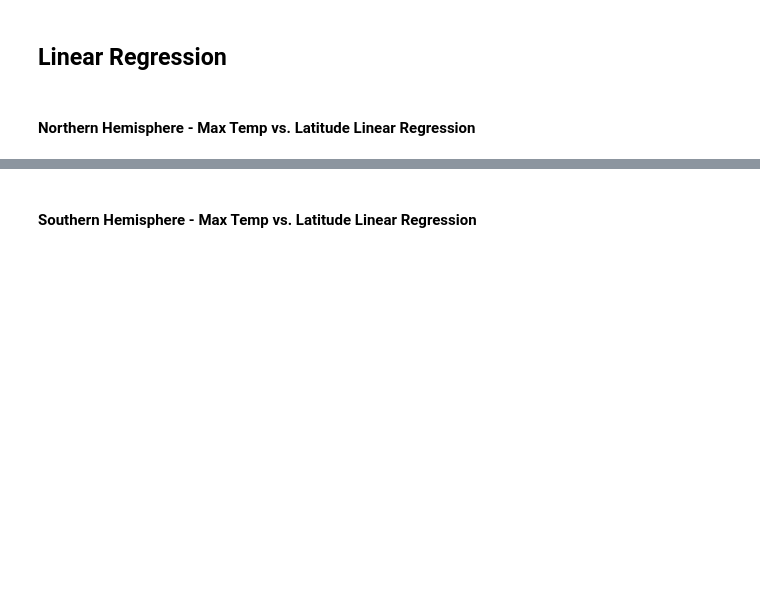
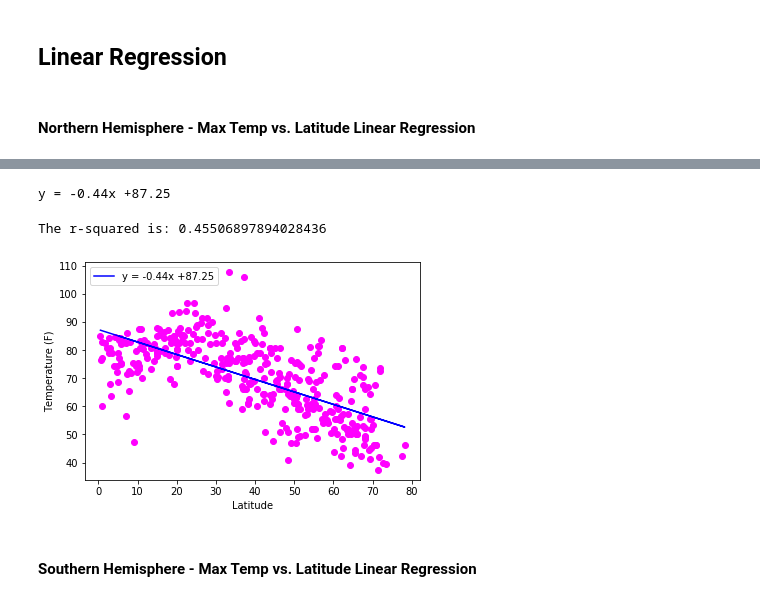
Before and after one commit to cdfencing/Python-API-Challenge, a Jupyter notebook: WeatherPy/WeatherPy.ipynb, the cells around one changed output, grey strips where cells are left out. Saved outputs shown, nothing was run; the diff lists cells and outputs as text; code cells hidden in the pictures; blank space fills up the shorter version.

```diff
--- a/WeatherPy/WeatherPy.ipynb
+++ b/WeatherPy/WeatherPy.ipynb
@@ -266,5 +267,18 @@ Analysis:
 # OPTIONAL: Create a function to create Linear Regression plots
 # %%
 # Create Northern and Southern Hemisphere DataFrames
+N_hem = weather_data.loc[weather_data["Latitude"] > 0]
+S_hem = weather_data.loc[weather_data["Latitude"] < 0]
 # %% [markdown]
 ####  Northern Hemisphere - Max Temp vs. Latitude Linear Regression
+# %%
+#NEED TO CHANGE TO N and S Hemispheres
+x_val = N_hem['Latitude']
+y_val = N_hem['Max Temp']
+
+# Perform a linear regression on temperature vs. latitude
+(slope, intercept, rvalue, pvalue, stderr) = linregress(x_val, y_val)
+
+# Get regression values
+regress_values = x_val * slope + intercept
+print(regress_values)
@@ -271,3 +298,27 @@ Analysis:
+# %%
+# Create line equation string
+line_eq = "y = " + str(round(slope,2)) + "x +" + str(round(intercept,2))
+print(line_eq)
+# %% [output]
+y = -0.44x +87.25
+# %%
+# Create Plot
+plt.scatter(x_val,y_val, color = 'magenta')
+plt.plot(x_val,regress_values,"r-", color = 'b', label = "y = " + str(round(slope,2)) + "x +" + str(round(intercept,2)))
+
+# Label plot and annotate the line equation
+plt.xlabel('Latitude')
+plt.ylabel('Temperature (F)')
+plt.legend(loc="upper left")
+
+# Print r square value
+print(f"The r-squared is: {rvalue**2}")
+
+# Show plot
+plt.show()
+# %% [output]
+The r-squared is: 0.45506897894028436
+[figure, added]
 # %% [markdown]
 ####  Southern Hemisphere - Max Temp vs. Latitude Linear Regression
 # %% [markdown]
```
Also changed, not shown: parts of 9 cells of this notebook, 1 other file.
